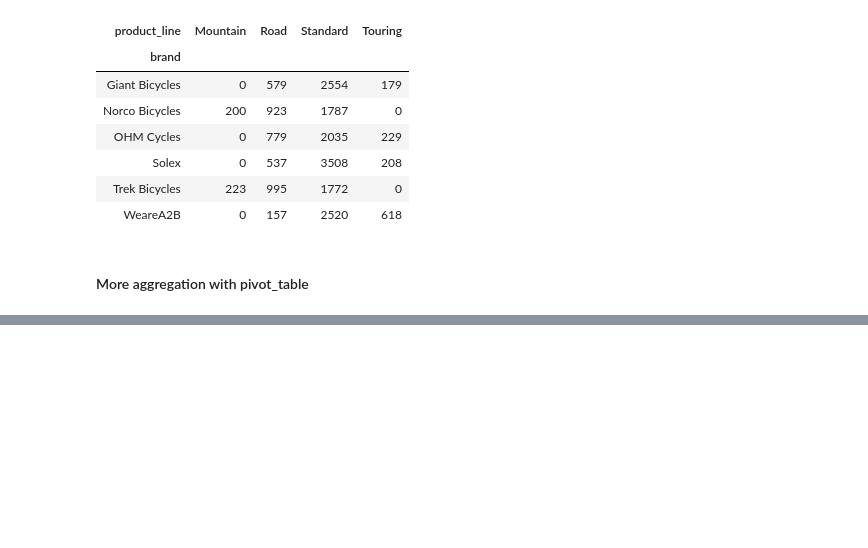
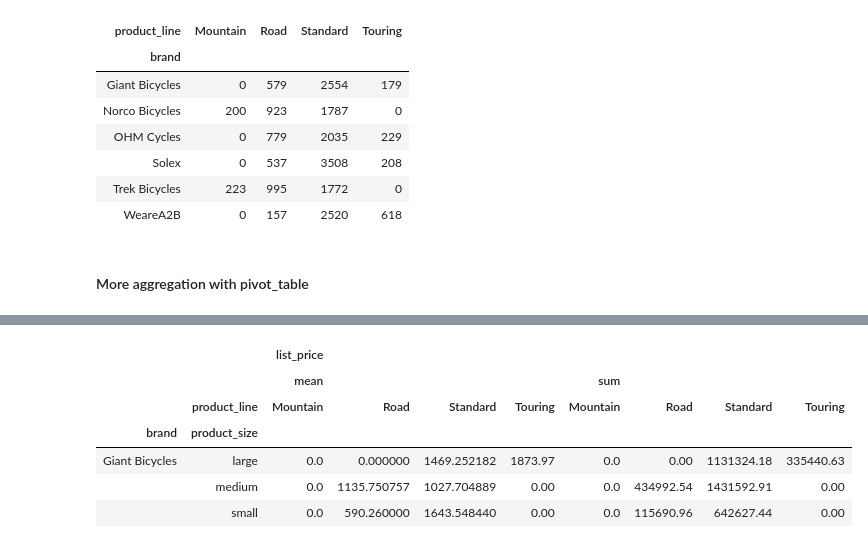
Before and after one commit to molinexx/Data-analysis-with-Python, a Jupyter notebook: Cycle data analysis.ipynb, the cells around one changed output, grey strips where cells are left out. Cells and saved outputs as stored; diff of their text form; code cells hidden in the pictures; blank space fills up the shorter version.

```diff
--- a/Cycle data analysis.ipynb
+++ b/Cycle data analysis.ipynb
@@ -255,4 +255,12 @@ cycle_summary.query('product_size == ["medium"]')
 | Trek Bicycles | medium | 574.64 | 610.598060 | 620.318294 | 0.00 | 128144.72 | 365137.64 | 447249.49 | 0.00 |
 | WeareA2B | medium | 0.00 | 0.000000 | 1255.509656 | 1466.68 | 0.00 | 0.00 | 2665447.00 | 275735.84 |
 # %%
-cycle_summary.query("product_line ==''")
+cycle_summary.query("brand ==['Giant Bicycles']")
+# %% [output]
+|  |  | list_price |  |  |  |  |  |  |  |
+|  |  | mean |  |  |  | sum |  |  |  |
+|  | product_line | Mountain | Road | Standard | Touring | Mountain | Road | Standard | Touring |
+| brand | product_size |  |  |  |  |  |  |  |  |
+| Giant Bicycles | large | 0.0 | 0.000000 | 1469.252182 | 1873.97 | 0.0 | 0.00 | 1131324.18 | 335440.63 |
+|  | medium | 0.0 | 1135.750757 | 1027.704889 | 0.00 | 0.0 | 434992.54 | 1431592.91 | 0.00 |
+|  | small | 0.0 | 590.260000 | 1643.548440 | 0.00 | 0.0 | 115690.96 | 642627.44 | 0.00 |
```
